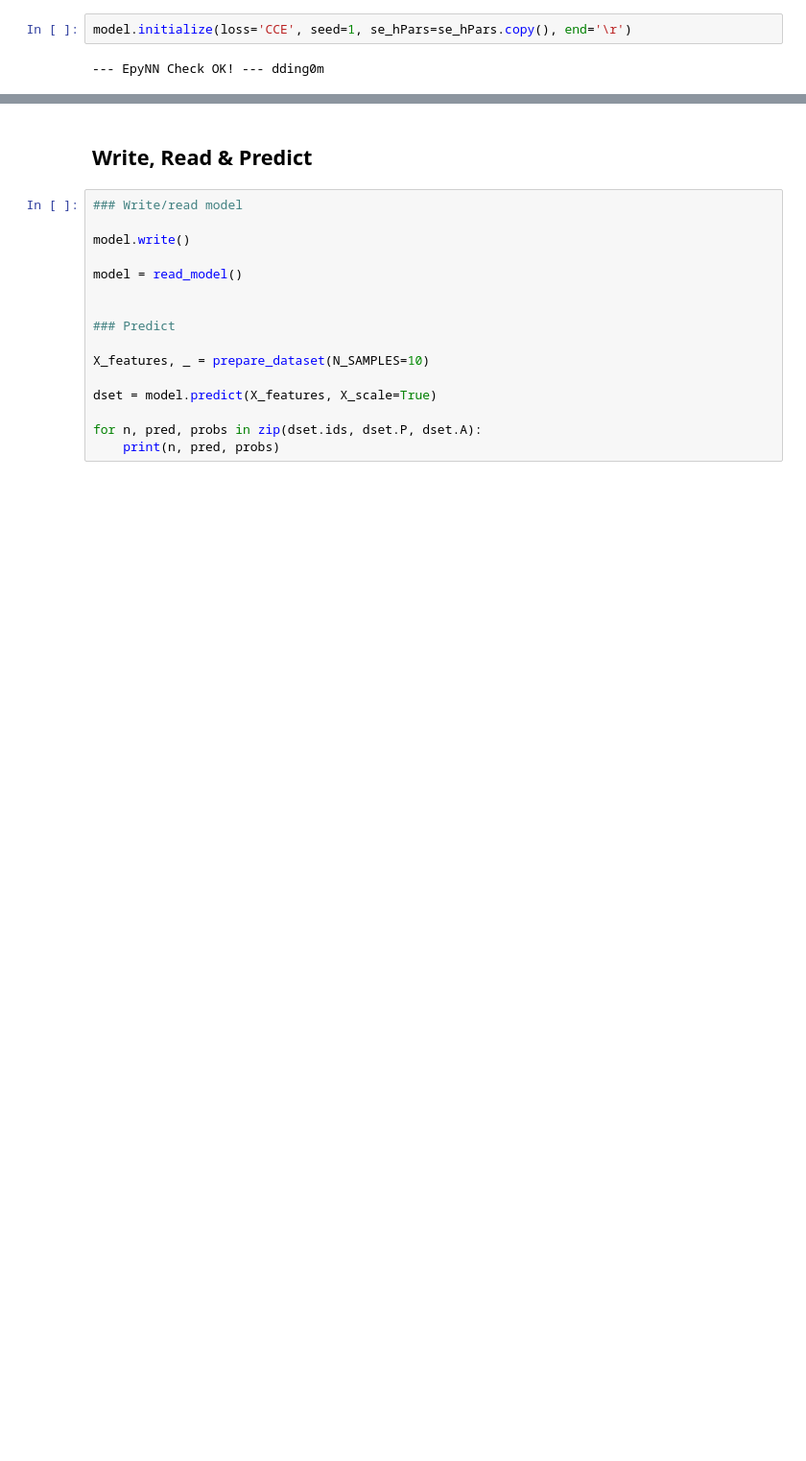
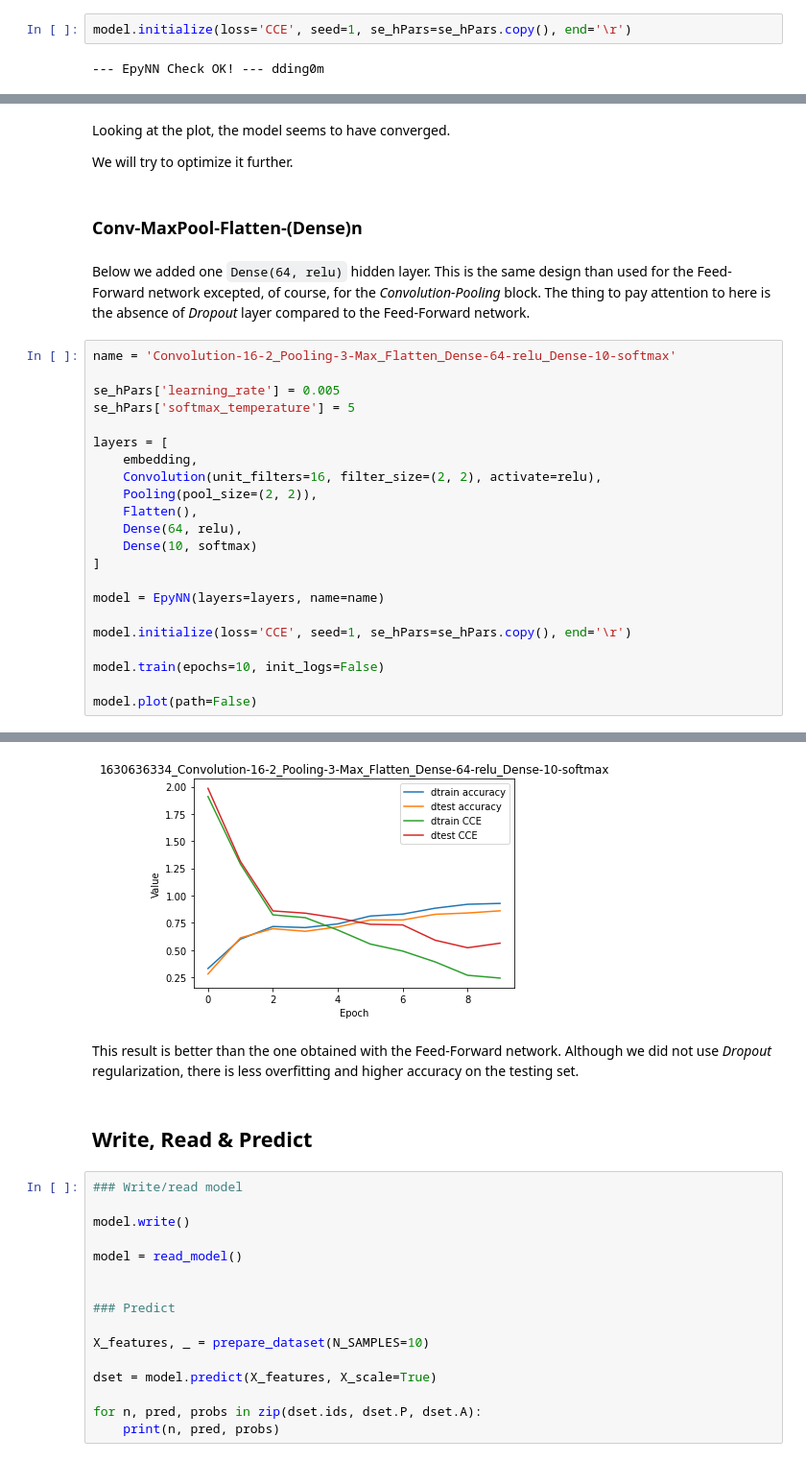
Before and after one commit to Synthaze/EpyNN, a Jupyter notebook: nnlive/captcha_mnist/train.ipynb, the cells around one changed output, grey strips where cells are left out. Shown at 96% size. Saved outputs shown, nothing was run; the diff lists cells and outputs as text; blank space fills up the shorter version.

```diff
--- a/nnlive/captcha_mnist/train.ipynb
+++ b/nnlive/captcha_mnist/train.ipynb
@@ -300,0 +300,31 @@ model.plot(path=False)
+# %% [markdown]
+Looking at the plot, the model seems to have converged.
+
+We will try to optimize it further.
+# %% [markdown]
+### Conv-MaxPool-Flatten-(Dense)n
+# %% [markdown]
+Below we added one ``Dense(64, relu)`` hidden layer. This is the same design than used for the Feed-Forward network excepted, of course, for the *Convolution-Pooling* block. The thing to pay attention to here is the absence of *Dropout* layer compared to the Feed-Forward network.
+# %%
+name = 'Convolution-16-2_Pooling-3-Max_Flatten_Dense-64-relu_Dense-10-softmax'
+
+se_hPars['learning_rate'] = 0.005
+se_hPars['softmax_temperature'] = 5
+
+layers = [
+    embedding,
+    Convolution(unit_filters=16, filter_size=(2, 2), activate=relu),
+    Pooling(pool_size=(2, 2)),
+    Flatten(),
+    Dense(64, relu),
+    Dense(10, softmax)
+]
+
+model = EpyNN(layers=layers, name=name)
+
+model.initialize(loss='CCE', seed=1, se_hPars=se_hPars.copy(), end='\r')
+
+model.train(epochs=10, init_logs=False)
+
+model.plot(path=False)
+# %% [output]
@@ -301,3 +348,6 @@ model.plot(path=False)
+[figure, added]
+# %% [markdown]
+This result is better than the one obtained with the Feed-Forward network. Although we did not use *Dropout* regularization, there is less overfitting and higher accuracy on the testing set.
 # %% [markdown]
 ## Write, Read & Predict
 # %%
```
Also changed, not shown: parts of 28 cells of this notebook, 4 other files.
